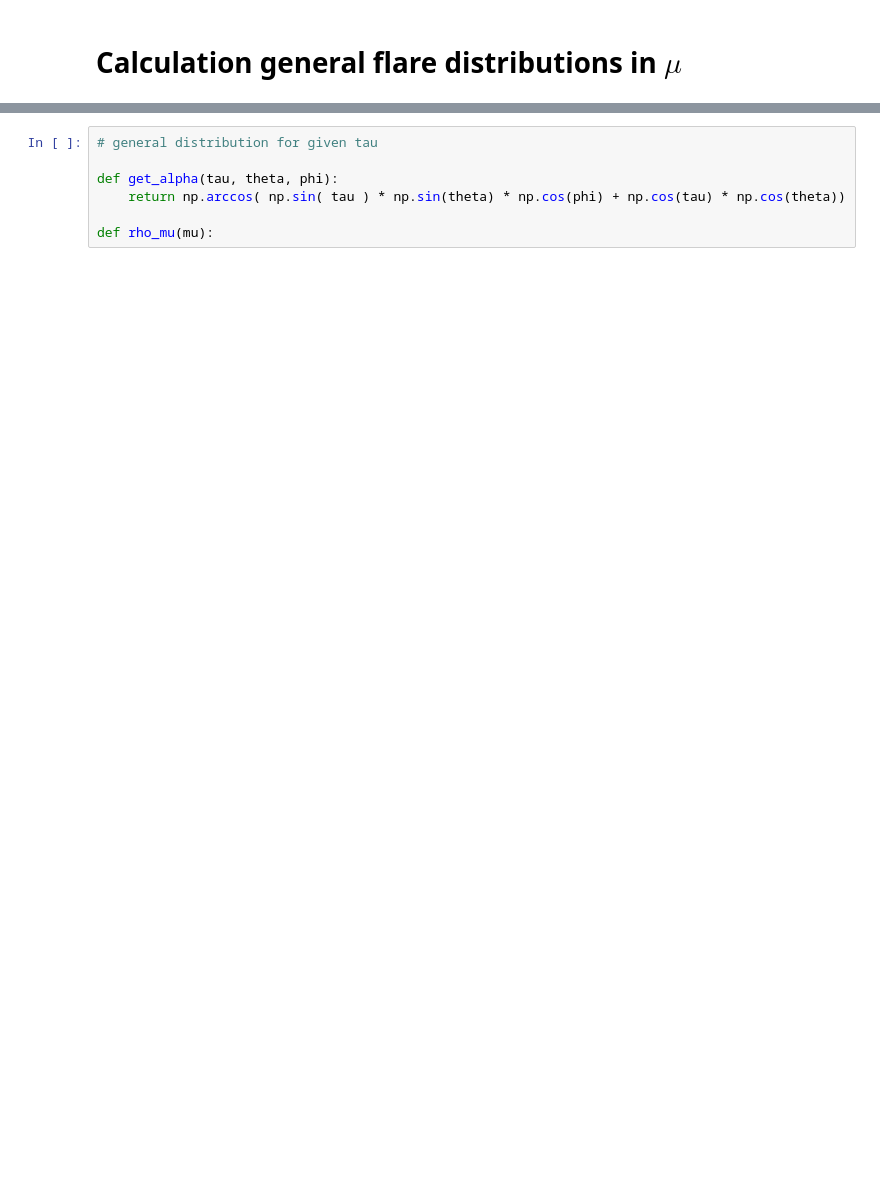
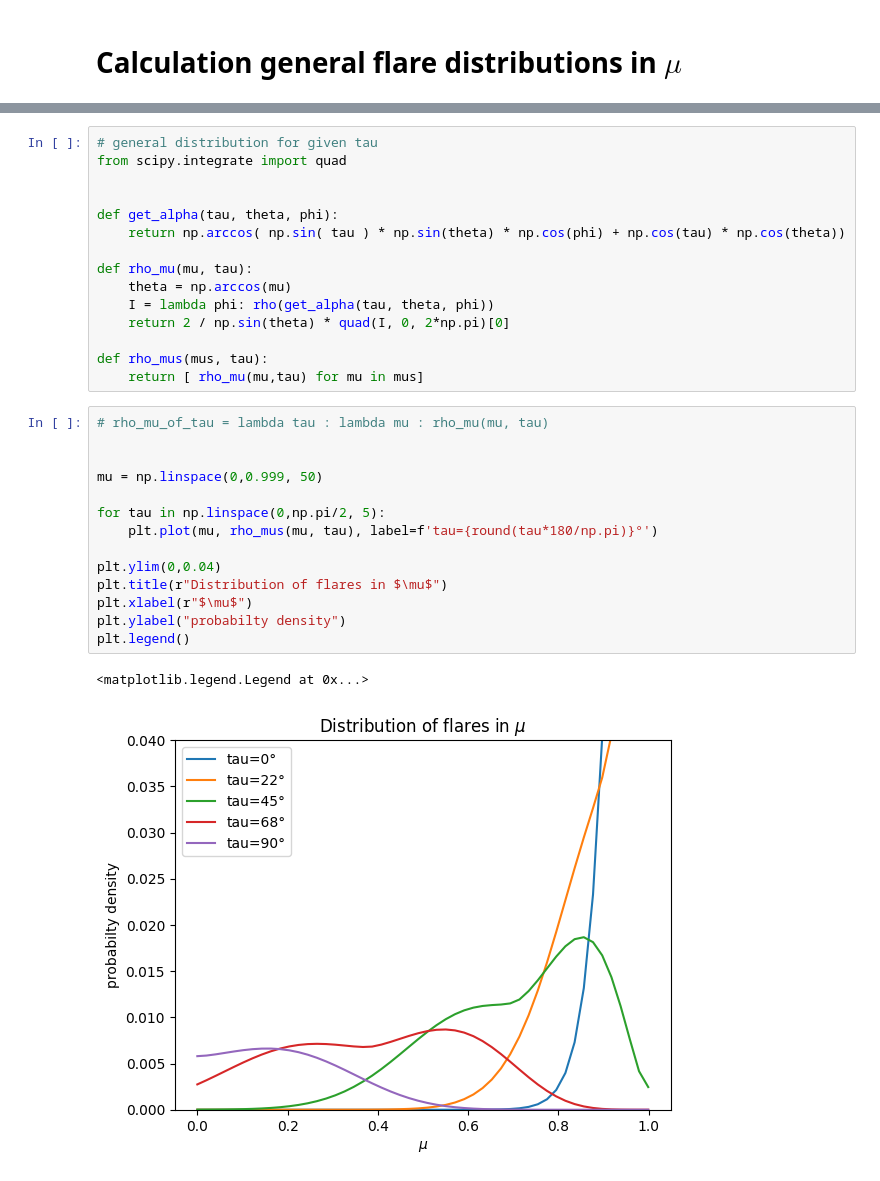
Before and after one commit to demichieldewilde/solar-flares, a Jupyter notebook: data/flare_distr/mu_dist.ipynb, the cells around one changed output, grey strips where cells are left out. Saved outputs shown, nothing was run; the diff lists cells and outputs as text; blank space fills up the shorter version.

Commit message:
Flares distributions2

```diff
--- a/data/flare_distr/mu_dist.ipynb
+++ b/data/flare_distr/mu_dist.ipynb
@@ -24,7 +31,32 @@ $$
 # %%
 # general distribution for given tau
+from scipy.integrate import quad
+
 
 def get_alpha(tau, theta, phi):
     return np.arccos( np.sin( tau ) * np.sin(theta) * np.cos(phi) + np.cos(tau) * np.cos(theta))
 
-def rho_mu(mu):
+def rho_mu(mu, tau):
+    theta = np.arccos(mu)
+    I = lambda phi: rho(get_alpha(tau, theta, phi))
+    return 2 / np.sin(theta) * quad(I, 0, 2*np.pi)[0]
+
+def rho_mus(mus, tau):
+    return [ rho_mu(mu,tau) for mu in mus]
+# %%
+# rho_mu_of_tau = lambda tau : lambda mu : rho_mu(mu, tau)
+
+
+mu = np.linspace(0,0.999, 50)
+
+for tau in np.linspace(0,np.pi/2, 5):
+    plt.plot(mu, rho_mus(mu, tau), label=f'tau={round(tau*180/np.pi)}°')
+
+plt.ylim(0,0.04)
+plt.title(r"Distribution of flares in $\mu$")
+plt.xlabel(r"$\mu$")
+plt.ylabel("probabilty density")
+plt.legend()
+# %% [output]
+<matplotlib.legend.Legend at 0x...>
+[figure, added]
```
Also changed, not shown: parts of 4 cells of this notebook, 1 other file.
